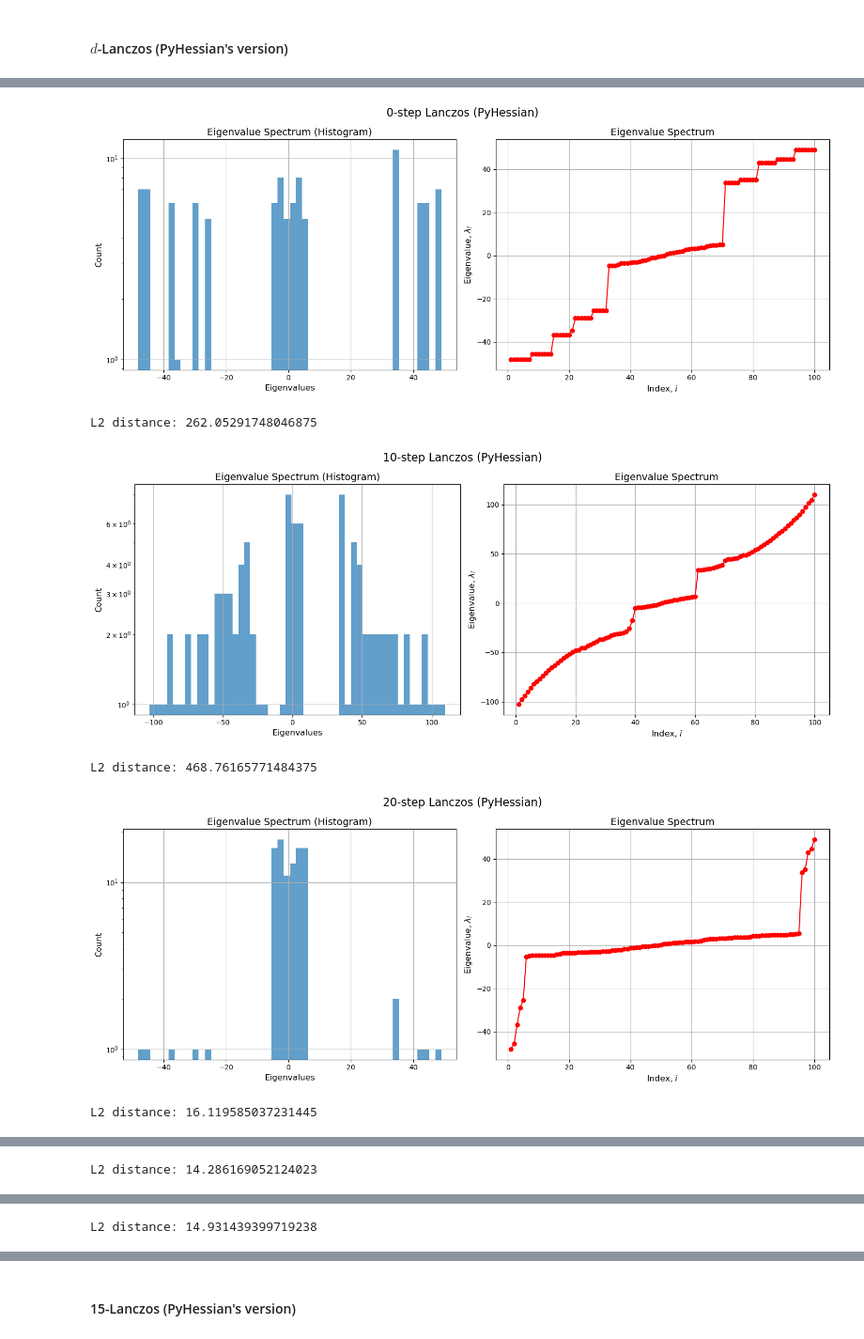
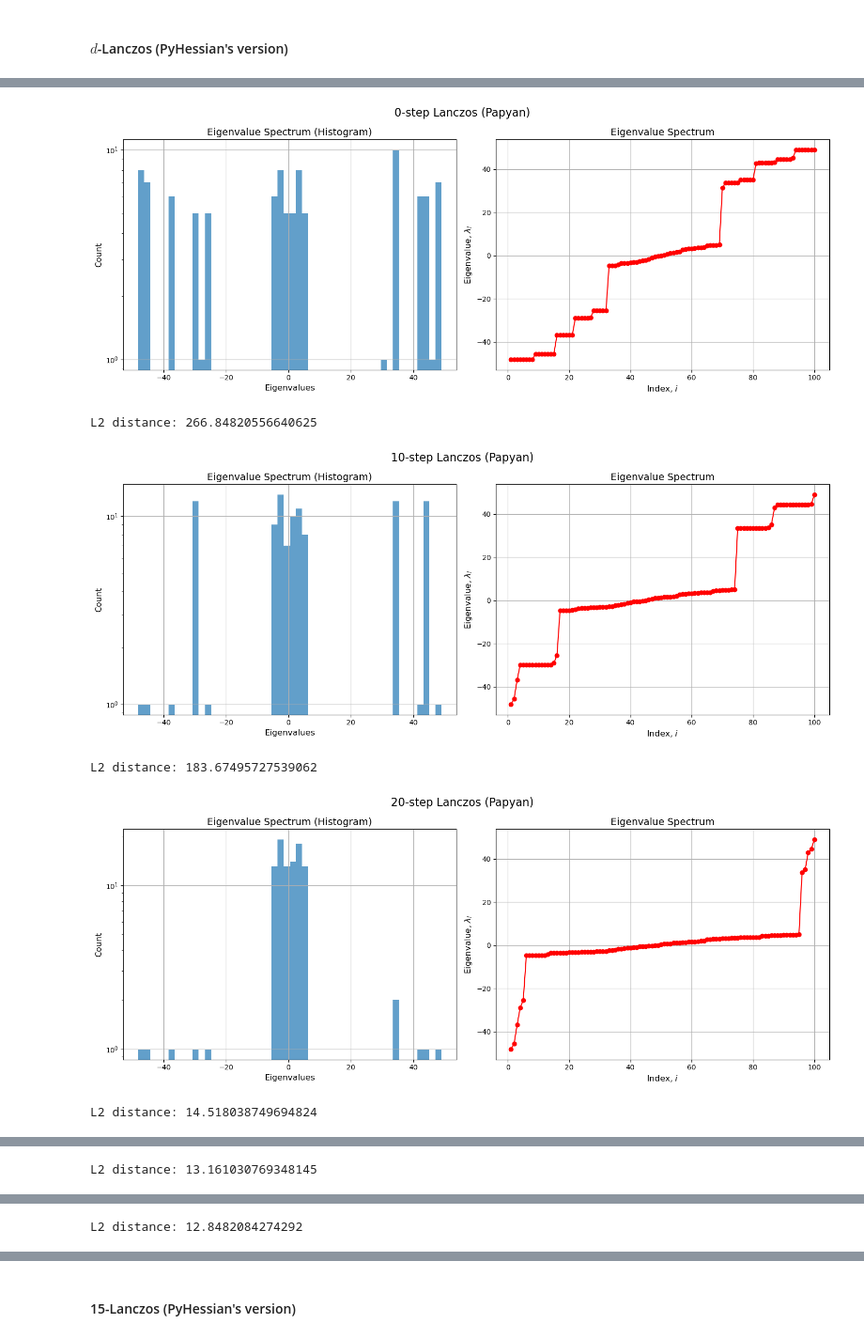
Before and after one commit to ilievanadezhda/spectral-properties-of-NN, a Jupyter notebook: lanczos/experiments.ipynb, the cells around one changed output, grey strips where cells are left out. Shown at 94% size. Saved outputs shown, nothing was run; the diff lists cells and outputs as text; code cells hidden in the pictures.

```diff
--- a/lanczos/experiments.ipynb
+++ b/lanczos/experiments.ipynb
@@ -195,3 +194,9 @@ plot_lanczos_iterations(eigenvalues_fast_lanczos_demmel_list, "Fast Lanczos (Dem
 [figure]
 # %% [markdown]
 #### $d$-Lanczos (PyHessian's version)
+# %%
+# find reasonable d for d-step Lanczos
+for d in range(0, mtx_size+10, 10):
+    eigenvalues_d_lanczos_pyhessian, _, _, _ = mtx.d_lanczos_pyhessian(mtx_size, seed=seed, d=d)
+    plot_spectrum_combined(eigenvalues_d_lanczos_pyhessian, num_bins=num_bins, title=f'{d}-step Lanczos (PyHessian)')
+    print(f"L2 distance: {lp_distance(eigenvalues, torch.FloatTensor(eigenvalues_d_lanczos_pyhessian), 2)}")
@@ -198,13 +219,13 @@ plot_lanczos_iterations(eigenvalues_fast_lanczos_demmel_list, "Fast Lanczos (Dem
 # %%
 # find reasonable d for d-step Lanczos
 for d in range(0, mtx_size+10, 10):
-    eigenvalues_d_lanczos_papyan, _, _, _ = mtx.d_lanczos_pyhessian(mtx_size, seed=seed, d=d)
-    plot_spectrum_combined(eigenvalues_d_lanczos_papyan, num_bins=num_bins, title=f'{d}-step Lanczos (PyHessian)')
+    eigenvalues_d_lanczos_papyan, _, _, _ = mtx.d_lanczos_papyan(mtx_size, seed=seed, d=d)
+    plot_spectrum_combined(eigenvalues_d_lanczos_papyan, num_bins=num_bins, title=f'{d}-step Lanczos (Papyan)')
     print(f"L2 distance: {lp_distance(eigenvalues, torch.FloatTensor(eigenvalues_d_lanczos_papyan), 2)}")
 # %% [output]
-[figure, old version]
+[figure, new version]
-L2 distance: 262.05291748046875
+L2 distance: 266.84820556640625
-[figure, old version]
+[figure, new version]
-L2 distance: 468.76165771484375
+L2 distance: 183.67495727539062
-[figure, old version]
+[figure, new version]
-L2 distance: 16.119585037231445
+L2 distance: 14.518038749694824
@@ -212 +233 @@ L2 distance: 16.119585037231445
-L2 distance: 14.286169052124023
+L2 distance: 13.161030769348145
@@ -214 +235 @@ L2 distance: 14.286169052124023
-L2 distance: 14.931439399719238
+L2 distance: 12.8482084274292
```
Also changed, not shown: parts of 14 cells of this notebook, 5 other files.
